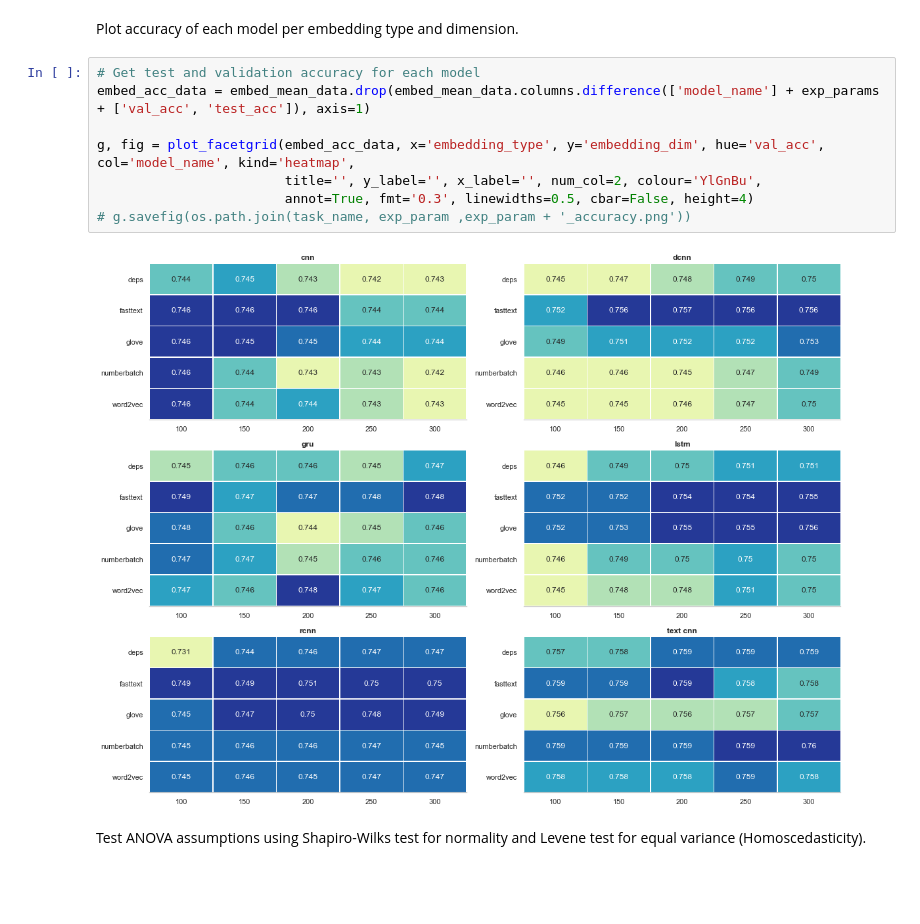
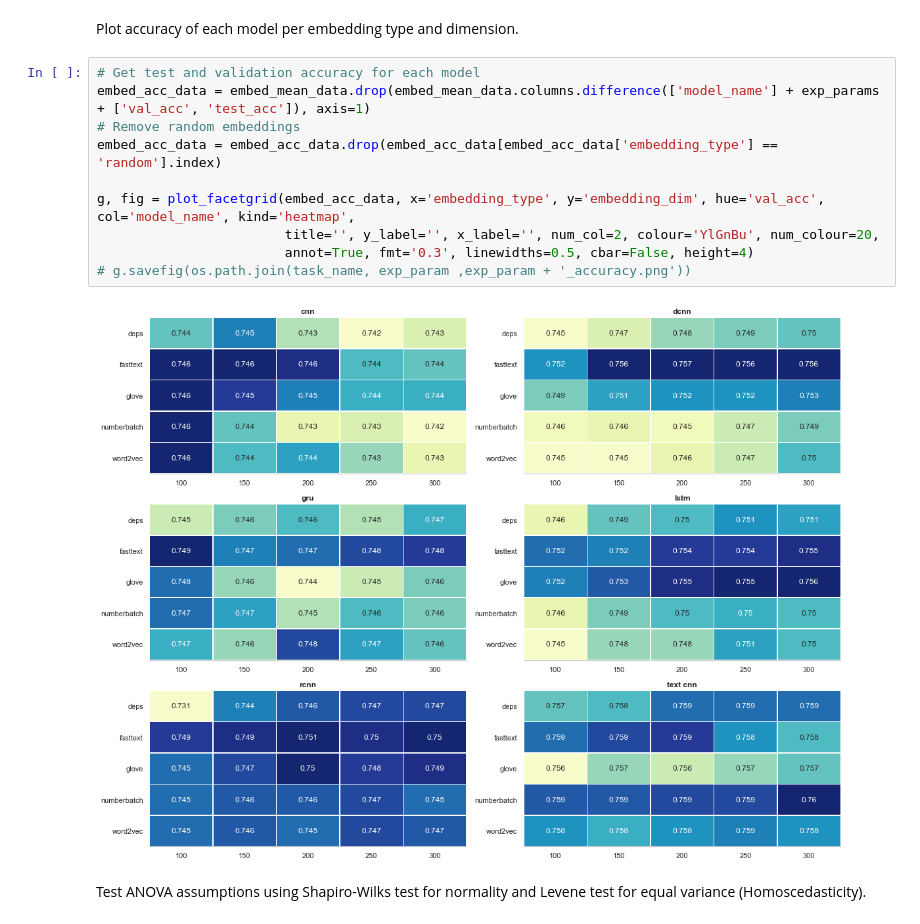
Before and after one commit to NathanDuran/Sentence-Encoding-for-DA-Classification, a Jupyter notebook: data_processing/results.ipynb, the cells around one changed output. Cells and saved outputs as stored; diff of their text form; blank space fills up the shorter version.

Commit message:
Finish Random

```diff
--- a/data_processing/results.ipynb
+++ b/data_processing/results.ipynb
@@ -572,13 +573,15 @@ Plot accuracy of each model per embedding type and dimension.
 # %%
 # Get test and validation accuracy for each model
 embed_acc_data = embed_mean_data.drop(embed_mean_data.columns.difference(['model_name'] + exp_params + ['val_acc', 'test_acc']), axis=1)
+# Remove random embeddings
+embed_acc_data = embed_acc_data.drop(embed_acc_data[embed_acc_data['embedding_type'] == 'random'].index)
 
 g, fig = plot_facetgrid(embed_acc_data, x='embedding_type', y='embedding_dim', hue='val_acc', col='model_name', kind='heatmap',
-                        title='', y_label='', x_label='', num_col=2, colour='YlGnBu',
+                        title='', y_label='', x_label='', num_col=2, colour='YlGnBu', num_colour=20,
                         annot=True, fmt='0.3', linewidths=0.5, cbar=False, height=4)
 # g.savefig(os.path.join(task_name, exp_param ,exp_param + '_accuracy.png'))
 # %% [output]
-[figure, old version]
+[figure, new version]
 # %% [markdown]
 Test ANOVA assumptions using Shapiro-Wilks test for normality and Levene test for equal variance (Homoscedasticity).
 # %%
```
Also changed, not shown: parts of 4 cells of this notebook, 4 other files.
